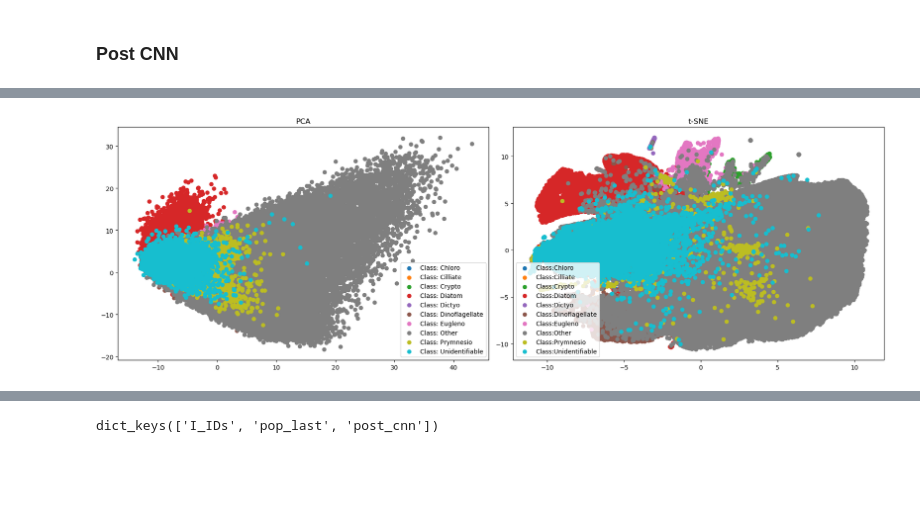
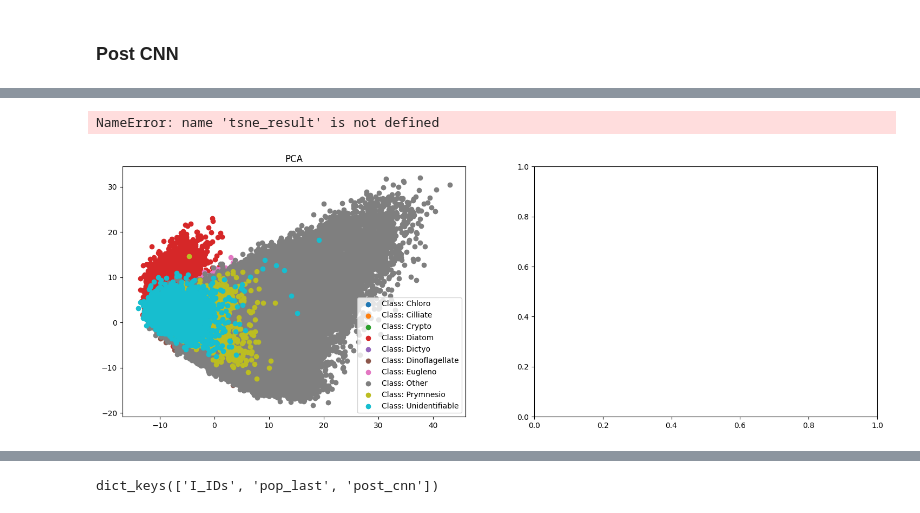
Before and after one commit to chandlerault/PIVOT, a Jupyter notebook: notebooks/Parallelized_Feature_Vectors.ipynb, the cells around one changed output, grey strips where cells are left out. Cells and saved outputs as stored; diff of their text form; code cells hidden in the pictures; blank space fills up the shorter version.

```diff
--- a/notebooks/Parallelized_Feature_Vectors.ipynb
+++ b/notebooks/Parallelized_Feature_Vectors.ipynb
@@ -260,6 +260,8 @@ total_downsampled = {
     'pop_last' : np.vstack([ordered_pop_last, r2_ordered_pop_last]),
     'post_cnn' : np.vstack([ordered_post_cnn, r2_ordered_post_cnn])
 }
+# %%
+total_downsampled = pd.read_pickle('total_downsampled.pickle.gz')
 # %%
 total_downsampled_df = pd.DataFrame({"i_id": total_downsampled['I_IDs']}).merge(downsampled, on='i_id')
 # %% [markdown]
@@ -307,5 +374,5 @@ pca = PCA(n_components=2)
 pca_result = pca.fit_transform(data_matrix)
 
 # t-SNE
-tsne = TSNE(n_components=2, perplexity=30, n_iter=300)
-tsne_result = tsne.fit_transform(data_matrix)
+# tsne = TSNE(n_components=2, perplexity=30, n_iter=300)
+# tsne_result = tsne.fit_transform(data_matrix)
@@ -419,34 +488,35 @@ Wall time: 6min 33s
 # %%
 %%time
 # UMAP
 # umap_reducer = umap.UMAP(n_components=2)
 # umap_result = umap_reducer.fit_transform(data_matrix)
 
 # Plotting
 plt.figure(figsize=(18, 6))
 
 plt.subplot(1, 2, 1)
 for label in range(num_classes):
     indices = np.where(class_labels == label)
     plt.scatter(pca_result[indices, 0], pca_result[indices, 1], label=f'Class: {class_map[label]}')
 plt.title('PCA')
 plt.legend()
 
-plt.subplot(1, 2, 2)
-for label in range(num_classes):
-    indices = np.where(class_labels == label)
-    plt.scatter(tsne_result[indices, 0], tsne_result[indices, 1], label=f'Class:{class_map[label]}')
-plt.title('t-SNE')
-plt.legend()
+# plt.subplot(1, 2, 2)
+# for label in range(num_classes):
+#     indices = np.where(class_labels == label)
+#     plt.scatter(tsne_result[indices, 0], tsne_result[indices, 1], label=f'Class:{class_map[label]}')
+# plt.title('t-SNE')
+# plt.legend()
 
 # plt.subplot(1, 3, 3)
 # for label in range(num_classes):
 #     indices = np.where(class_labels == label)
 #     plt.scatter(umap_result[indices, 0], umap_result[indices, 1], label=f'Class {label}')
 # plt.title('UMAP')
 # plt.legend()
 
 plt.tight_layout()
 plt.show()
 # %% [output]
+NameError: name 'tsne_result' is not defined
-[figure, old version]
+[figure, new version]
```
Also changed, not shown: parts of 12 cells of this notebook, 5 other files.
